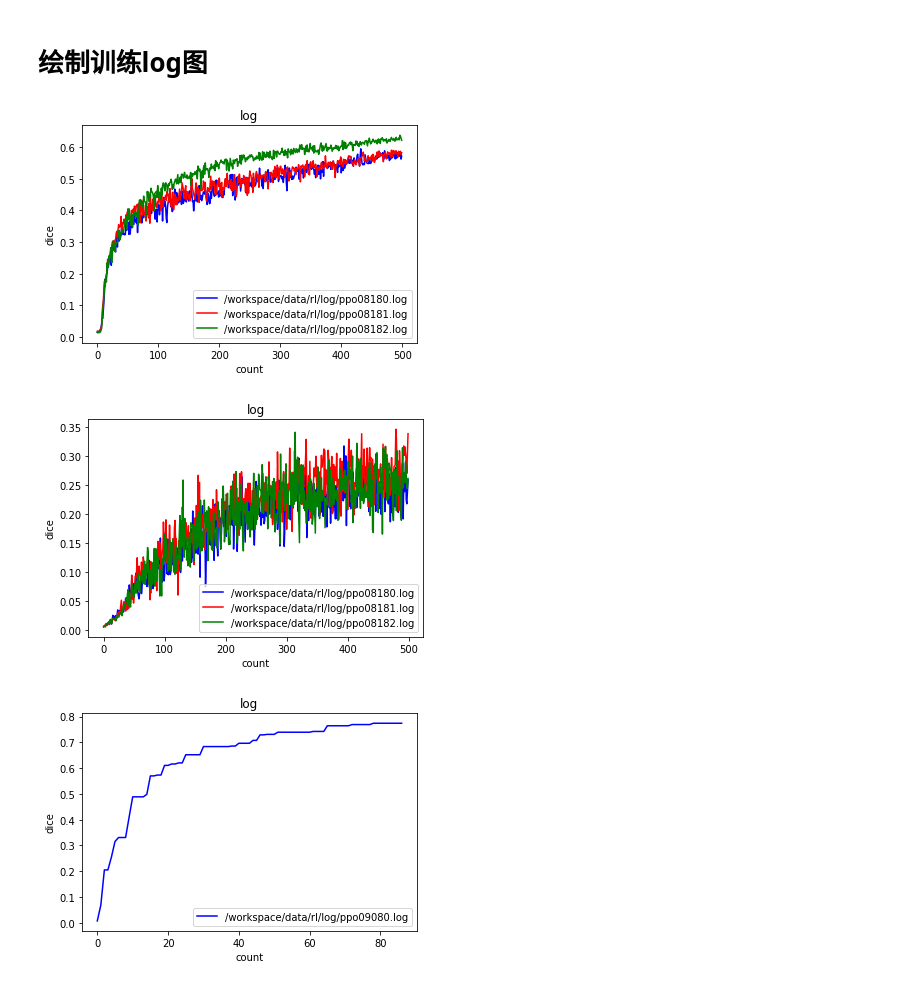
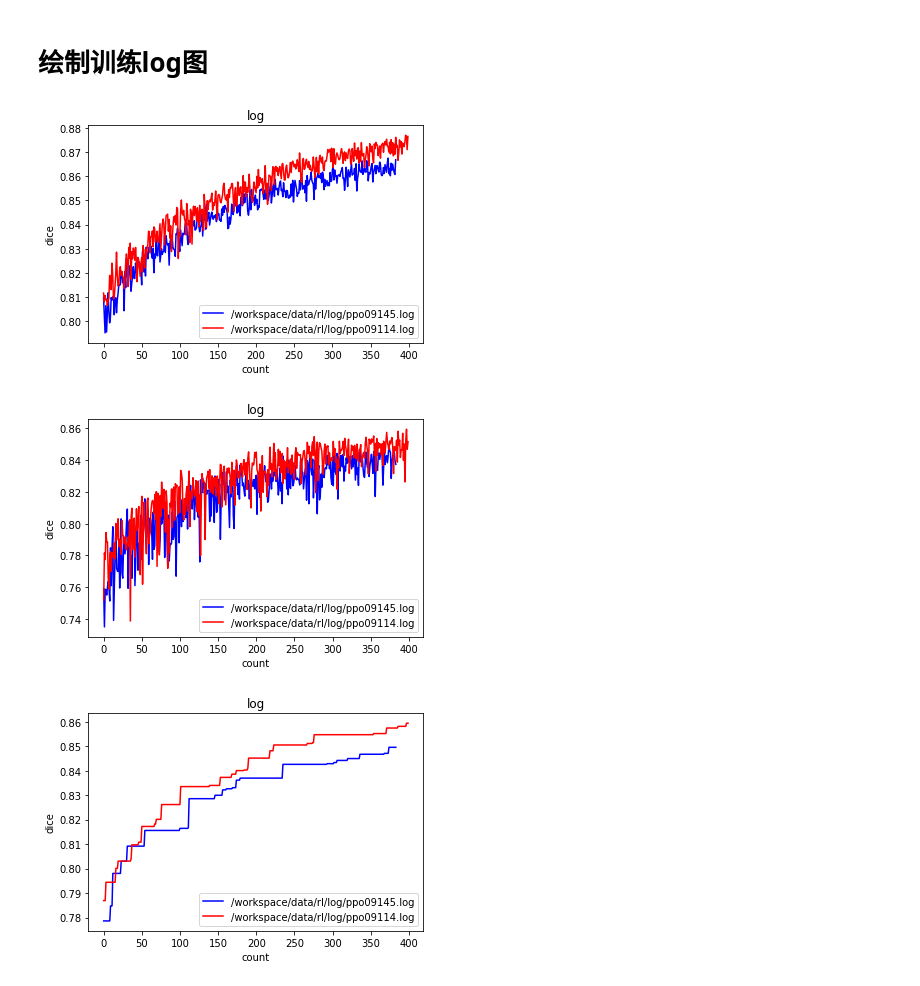
Before and after one commit to yhlujz/rl, a Jupyter notebook: rl.ipynb, the cells around one changed output. Cells and saved outputs as stored; diff of their text form; code cells hidden in the pictures.

```diff
--- a/rl.ipynb
+++ b/rl.ipynb
@@ -730,45 +742,28 @@ def paints(log_paths, option):
                         best_dice = re.search('[0]\.[0-9]+', best_line.group())
                         if best_dice is not None:
                             l.append(float(best_dice.group()))
-        plt.plot(l, colors[i], label=log_path)
+        plt.plot(l[100:], colors[i], label=log_path)
     plt.xlabel('count')
     plt.ylabel('dice')
     plt.title('log')
     plt.legend()
     plt.show()
 # %%
-# paints(['/workspace/data/rl/log/ppo08094.log', '/workspace/data/rl/log/ppo08110.log',
-#         '/workspace/data/rl/log/ppo08111.log', '/workspace/data/rl/log/ppo08112.log',
-#         '/workspace/data/rl/log/ppo08113.log'], 'train')
-# paints(['/workspace/data/rl/log/ppo08094.log',
-#         '/workspace/data/rl/log/ppo08113.log'], 'train')
-# paints(['/workspace/data/rl/log/ppo08180.log', '/workspace/data/rl/log/ppo08181.log',
-#         '/workspace/data/rl/log/ppo08182.log', '/workspace/data/rl/log/ppo08210.log',
-#         '/workspace/data/rl/log/ppo08211.log'], 'train')
-paints(['/workspace/data/rl/log/ppo08180.log', '/workspace/data/rl/log/ppo08181.log',
-        '/workspace/data/rl/log/ppo08182.log'], 'train')
+# paints(['/workspace/data/rl/log/ppo09080.log', '/workspace/data/rl/log/ppo09110.log',
+#         '/workspace/data/rl/log/ppo09113.log', '/workspace/data/rl/log/ppo09114.log'], 'train')
+paints(['/workspace/data/rl/log/ppo09145.log', '/workspace/data/rl/log/ppo09114.log'], 'train')
 # %% [output]
-[figure, old version]
+[figure, new version]
 # %%
-# paints(['/workspace/data/rl/log/ppo08094.log', '/workspace/data/rl/log/ppo08110.log',
-#         '/workspace/data/rl/log/ppo08111.log', '/workspace/data/rl/log/ppo08112.log',
-#         '/workspace/data/rl/log/ppo08113.log'], 'val')
-# paints(['/workspace/data/rl/log/ppo08094.log',
-#         '/workspace/data/rl/log/ppo08113.log'], 'val')
-# paints(['/workspace/data/rl/log/ppo08180.log', '/workspace/data/rl/log/ppo08181.log',
-#         '/workspace/data/rl/log/ppo08182.log', '/workspace/data/rl/log/ppo08210.log',
-#         '/workspace/data/rl/log/ppo08211.log'], 'val')
-paints(['/workspace/data/rl/log/ppo08180.log', '/workspace/data/rl/log/ppo08181.log',
-        '/workspace/data/rl/log/ppo08182.log'], 'val')
+# paints(['/workspace/data/rl/log/ppo09080.log', '/workspace/data/rl/log/ppo09110.log',
+#         '/workspace/data/rl/log/ppo09113.log', '/workspace/data/rl/log/ppo09114.log'], 'val')
+paints(['/workspace/data/rl/log/ppo09145.log', '/workspace/data/rl/log/ppo09114.log'], 'val')
 # %% [output]
-[figure, old version]
+[figure, new version]
 # %%
-# paints(['/workspace/data/rl/log/ppo08094.log', '/workspace/data/rl/log/ppo08110.log',
-#         '/workspace/data/rl/log/ppo08111.log', '/workspace/data/rl/log/ppo08112.log',
-#         '/workspace/data/rl/log/ppo08113.log'], 'best')
-# paints(['/workspace/data/rl/log/ppo08180.log', '/workspace/data/rl/log/ppo08181.log',
-#         '/workspace/data/rl/log/ppo08182.log'], 'best')
-paints(['/workspace/data/rl/log/ppo09080.log'], 'best')
+# paints(['/workspace/data/rl/log/ppo09080.log', '/workspace/data/rl/log/ppo09110.log',
+#         '/workspace/data/rl/log/ppo09113.log', '/workspace/data/rl/log/ppo09114.log'], 'best')
+paints(['/workspace/data/rl/log/ppo09145.log', '/workspace/data/rl/log/ppo09114.log'], 'best')
 # %% [output]
-[figure, old version]
+[figure, new version]
 # %%
```
Also changed, not shown: parts of 9 cells of this notebook, 6 other files.
